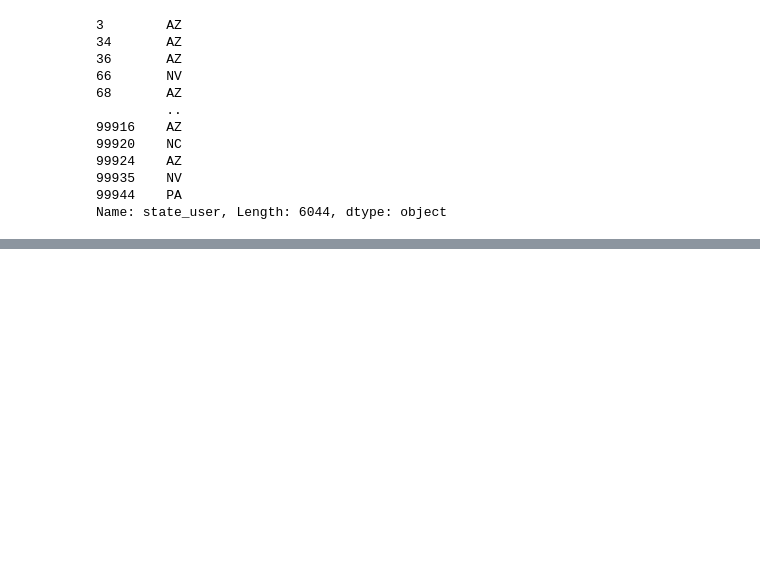
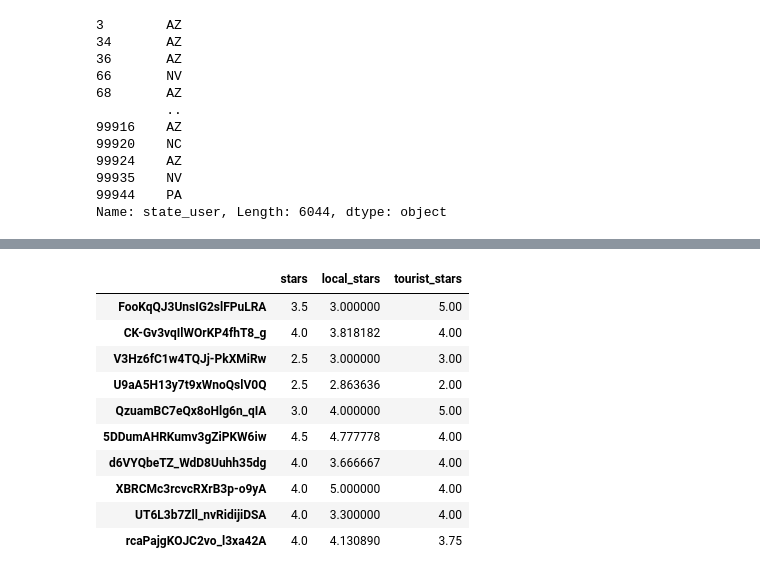
Before and after one commit to askador/data-mining-in-cybersecurity, a Jupyter notebook: data_analysis/quick_data_review/users_reviews.ipynb, the cells around one changed output, grey strips where cells are left out. Cells and saved outputs as stored; diff of their text form; code cells hidden in the pictures; blank space fills up the shorter version.

```diff
--- a/data_analysis/quick_data_review/users_reviews.ipynb
+++ b/data_analysis/quick_data_review/users_reviews.ipynb
@@ -341,0 +338,3 @@ Length: 8279, dtype: object
+# %%
+local_reviews = review_user_df[review_user_df['origin'] == 'local'][['business_id', 'stars']]
+local_reviews
@@ -341,0 +355,4 @@ Length: 8279, dtype: object
+# %%
+business_df['local_stars'] = business_df.index.to_series().apply(lambda x:
+    local_reviews[local_reviews['business_id'] == x]['stars'].mean())
+business_df['local_stars'].sample(10)
@@ -341,0 +371,3 @@ Length: 8279, dtype: object
+# %%
+tourist_reviews = review_user_df[review_user_df['origin'] == 'tourist'][['business_id', 'stars']]
+tourist_reviews
@@ -341,0 +388,4 @@ Length: 8279, dtype: object
+# %%
+business_df['tourist_stars'] = business_df.index.to_series().apply(lambda x:
+    tourist_reviews[tourist_reviews['business_id'] == x]['stars'].mean())
+business_df['tourist_stars'].sample(10)
@@ -341,0 +404,14 @@ Length: 8279, dtype: object
+# %%
+business_df[['stars', 'local_stars', 'tourist_stars']].dropna().sample(10)
+# %% [output]
+|  | stars | local_stars | tourist_stars |
+| FooKqQJ3UnsIG2slFPuLRA | 3.5 | 3.000000 | 5.00 |
+| CK-Gv3vqIlWOrKP4fhT8_g | 4.0 | 3.818182 | 4.00 |
+| V3Hz6fC1w4TQJj-PkXMiRw | 2.5 | 3.000000 | 3.00 |
+| U9aA5H13y7t9xWnoQslV0Q | 2.5 | 2.863636 | 2.00 |
+| QzuamBC7eQx8oHlg6n_qIA | 3.0 | 4.000000 | 5.00 |
+| 5DDumAHRKumv3gZiPKW6iw | 4.5 | 4.777778 | 4.00 |
+| d6VYQbeTZ_WdD8Uuhh35dg | 4.0 | 3.666667 | 4.00 |
+| XBRCMc3rcvcRXrB3p-o9yA | 4.0 | 5.000000 | 4.00 |
+| UT6L3b7Zll_nvRidijiDSA | 4.0 | 3.300000 | 4.00 |
+| rcaPajgKOJC2vo_l3xa42A | 4.0 | 4.130890 | 3.75 |
```
Also changed, not shown: parts of 10 cells of this notebook.
